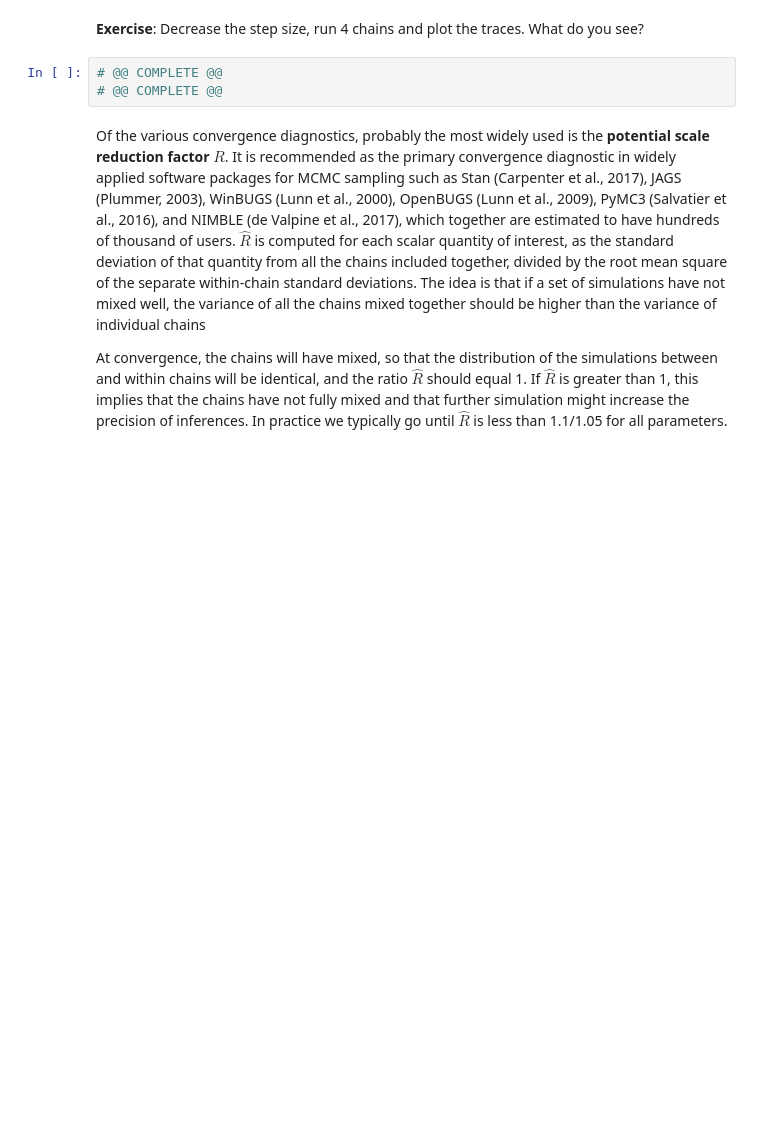
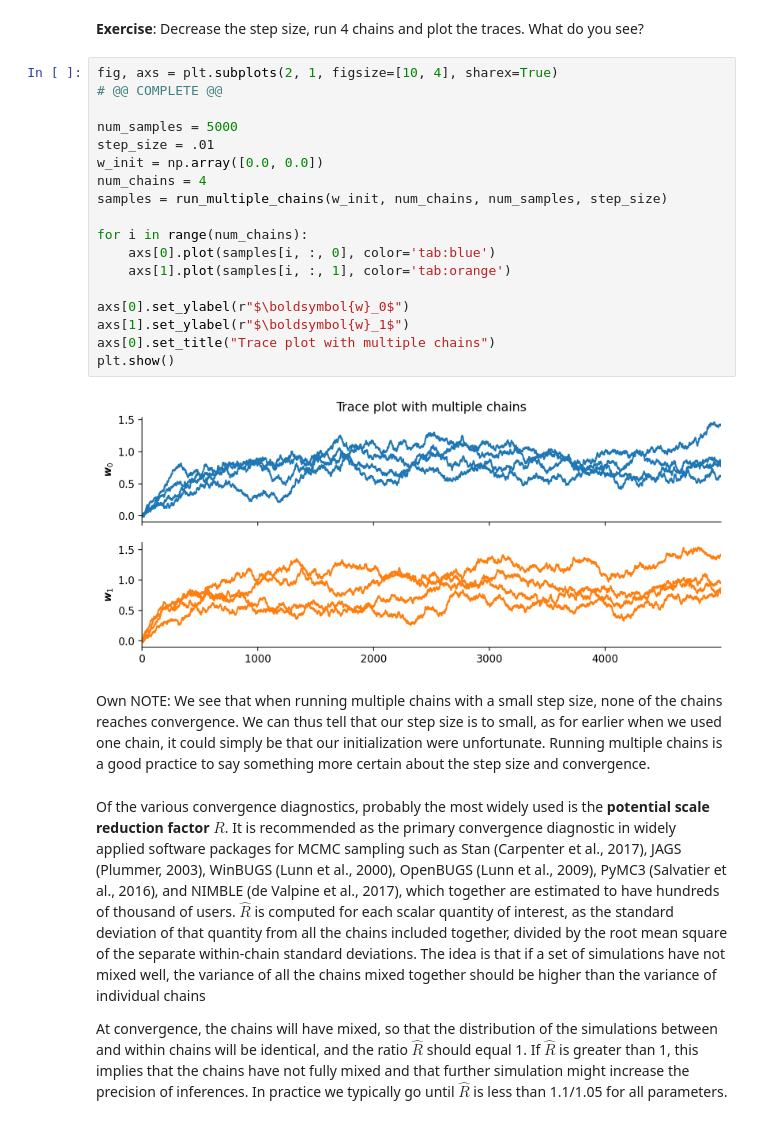
Before and after one commit to KristianHaaland/ASI, a Jupyter notebook: lab_week2/Bayesian_Logistic_Regression_MCMC.ipynb, the cells around one changed output. Drawn from its saved outputs; the diff is of its cells as text; blank space fills up the shorter version.

```diff
--- a/lab_week2/Bayesian_Logistic_Regression_MCMC.ipynb
+++ b/lab_week2/Bayesian_Logistic_Regression_MCMC.ipynb
@@ -384,8 +435,28 @@ plt.show()
 # %% [markdown]
 **Exercise**: Decrease the step size, run 4 chains and plot the traces. What do you see?
-# %%
-# @@ COMPLETE @@
-# @@ COMPLETE @@
+# %%
+fig, axs = plt.subplots(2, 1, figsize=[10, 4], sharex=True)
+# @@ COMPLETE @@
+
+num_samples = 5000
+step_size = .01
+w_init = np.array([0.0, 0.0])
+num_chains = 4
+samples = run_multiple_chains(w_init, num_chains, num_samples, step_size)
+
+for i in range(num_chains):
+    axs[0].plot(samples[i, :, 0], color='tab:blue')
+    axs[1].plot(samples[i, :, 1], color='tab:orange')
+
+axs[0].set_ylabel(r"$\boldsymbol{w}_0$")
+axs[1].set_ylabel(r"$\boldsymbol{w}_1$")
+axs[0].set_title("Trace plot with multiple chains")
+plt.show()
+# %% [output]
+[figure, added]
+# %% [markdown]
+Own NOTE: We see that when running multiple chains with a small step size, none of the chains reaches convergence. We can thus tell that our step size is to small, as for earlier when we used one chain, it could simply be that our initialization were unfortunate.
+Running multiple chains is a good practice to say something more certain about the step size and convergence.
 # %% [markdown]
 Of the various convergence diagnostics, probably the most widely used is the **potential scale reduction factor** $\hat R$.
 It is recommended as the primary convergence diagnostic in widely applied software
```
Also changed, not shown: parts of 6 cells of this notebook.
